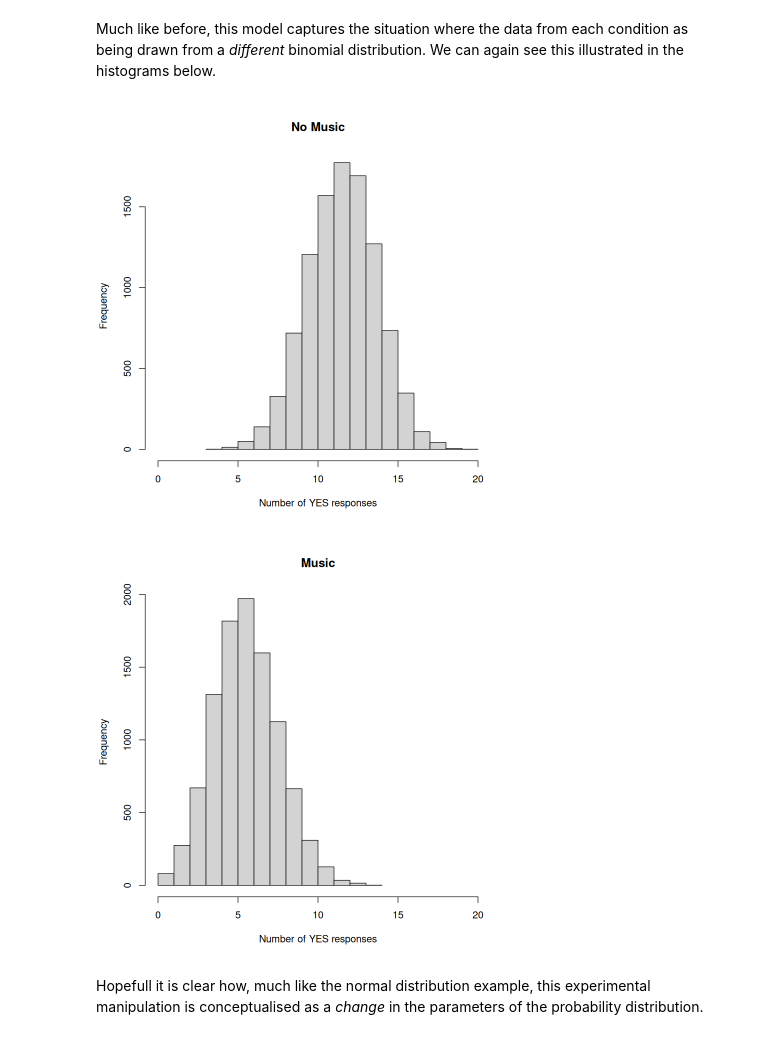
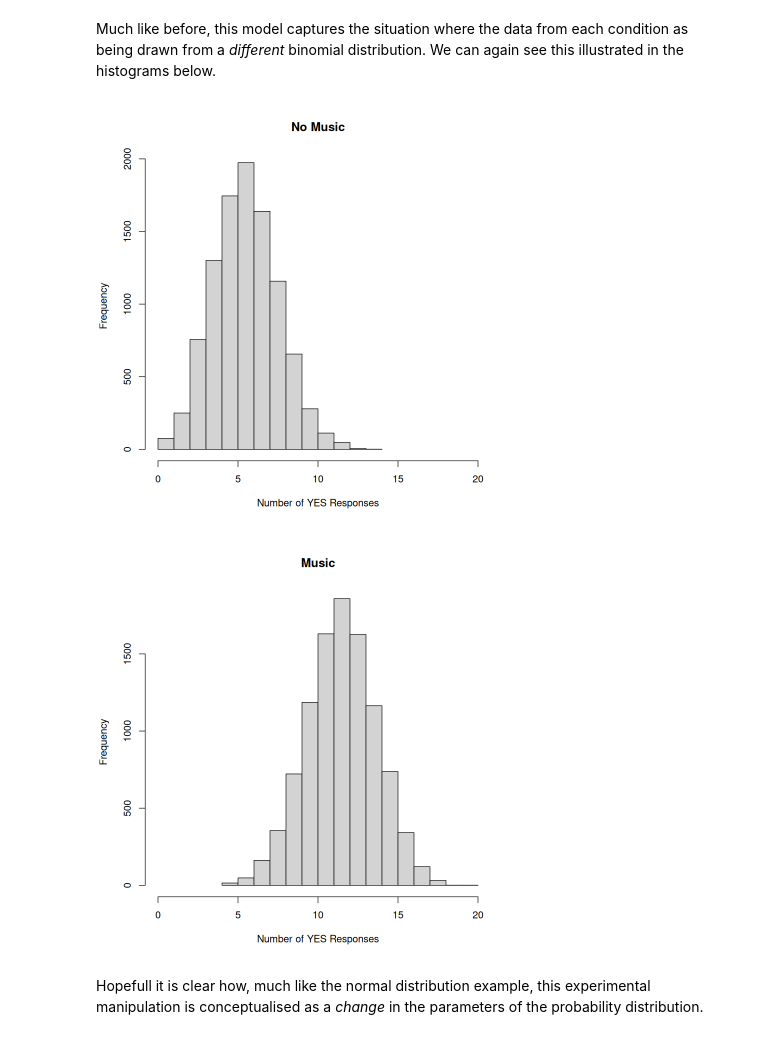
Before and after one commit to PCHN63101-Advanced-Data-Skills/Principles-Stat-Modelling, a Jupyter notebook: _build/jupyter_execute/modelling-workshop.ipynb, the cells around one changed output. Cells and saved outputs as stored; diff of their text form; code cells hidden in the pictures.

```diff
--- a/_build/jupyter_execute/modelling-workshop.ipynb
+++ b/_build/jupyter_execute/modelling-workshop.ipynb
@@ -467,14 +471,24 @@ So now, based on the information passed in `x`, we have simulated data where the
 </div>
 # %% [markdown]
 Much like before, this model captures the situation where the data from each condition as being drawn from a *different* binomial distribution. We can again see this illustrated in the histograms below.
-# %%
-y.nomusic <- rbinom(n=10000, size=20, prob=0.6)
-y.music   <- rbinom(n=10000, size=20, prob=0.3)
-hist(y.nomusic, xlim=c(0,20), main="No Music", xlab="Number of YES responses")
-hist(y.music,   xlim=c(0,20), main="Music",    xlab="Number of YES responses")
-# %% [output]
-[figure, removed]
-[figure, removed]
+# %%
+nsims     <- 10000
+ntrials   <- 20
+y.nomusic <- rep(0,nsims)
+y.music   <- rep(0,nsims)
+x.nomusic <- rep("nomusic",nsims)
+x.music   <- rep("music",nsims)
+
+for (i in 1:nsims){
+    y.nomusic[i] <- rbinom(n=1, size=ntrials, prob=mean.func(i,x.nomusic)/ntrials)
+    y.music[i]   <- rbinom(n=1, size=ntrials, prob=mean.func(i,x.music)/ntrials)
+}
+
+hist(y.nomusic, xlim=c(0,20), main="No Music", xlab="Number of YES Responses")
+hist(y.music,   xlim=c(0,20), main="Music",    xlab="Number of YES Responses")
+# %% [output]
+[figure, added]
+[figure, added]
 # %% [markdown]
 Hopefull it is clear how, much like the normal distribution example, this experimental manipulation is conceptualised as a *change* in the parameters of the probability distribution.
 # %% [markdown]
```
Also changed, not shown: parts of 40 cells of this notebook, 30 other files.
